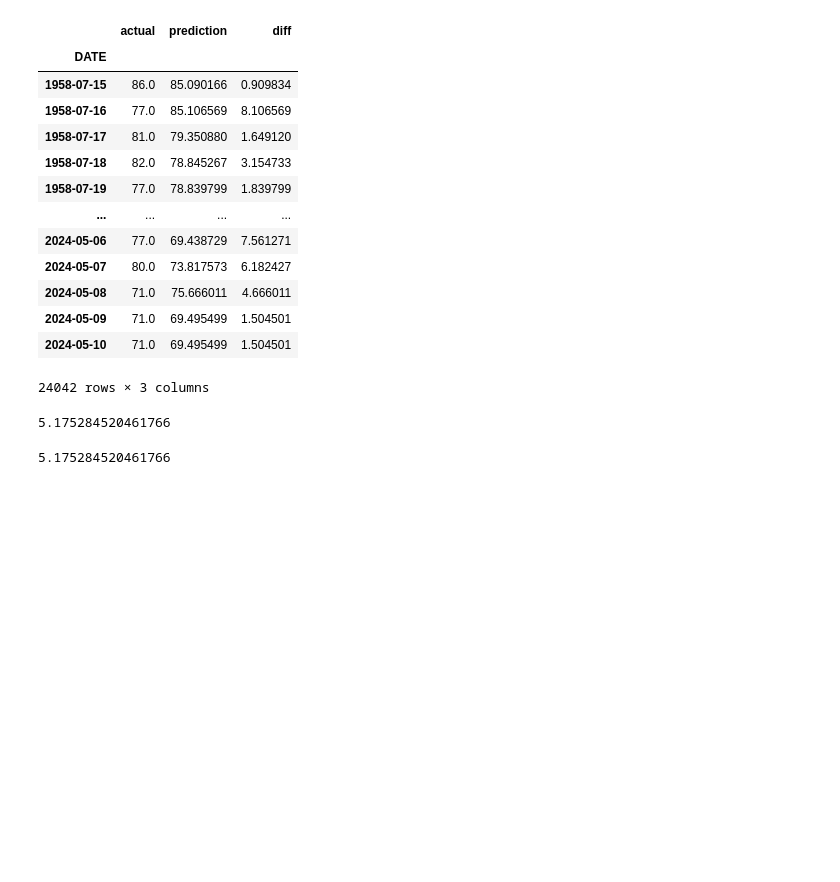
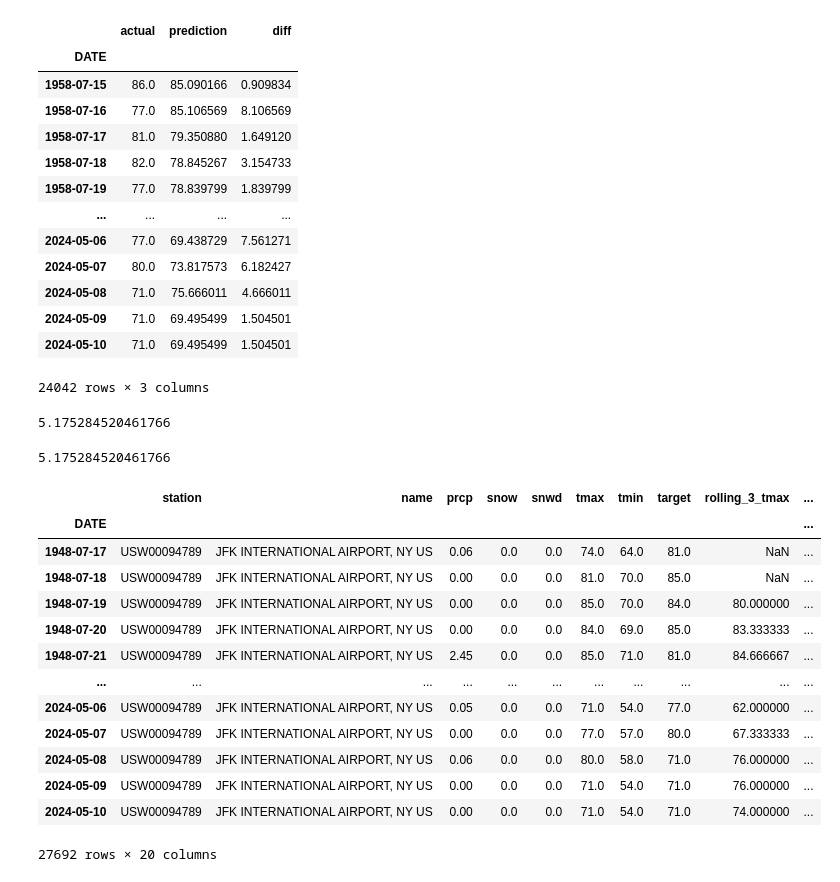
Before and after one commit to Mohsen-Fahimi/Weather-Prediction, a Jupyter notebook: Predict.ipynb, the cells around one changed output. Saved outputs shown, nothing was run; the diff lists cells and outputs as text; code cells hidden in the pictures; blank space fills up the shorter version.

Commit message:
feat: Adding more predictors
Added code to calculate additional predictors including rolling averages, expanding means for each month and day of the year, and percentage differences.

```diff
--- a/Predict.ipynb
+++ b/Predict.ipynb
@@ -268,3 +268,36 @@ mean_absolute_error(predictions["actual"], predictions["prediction"])
 predictions["diff"].mean()
 # %% [output]
 5.175284520461766
+# %%
+# Define a function to compute rolling averages and percentage differences
+def pct_diff(old, new):
+    return (new - old)/old
+def compute_rolling(weather, horizon, col):
+    label = f"rolling_{horizon}_{col}"
+
+    weather[label] = weather[col].rolling (horizon).mean()
+    weather[f"{label}_pct"] = pct_diff(weather[label], weather[col])
+    return weather
+
+rolling_horizons = [3, 14]
+
+for horizon in rolling_horizons:
+    for col in ["tmax", "tmin","prcp"]:
+        weather = compute_rolling(weather, horizon, col)
+# %%
+weather
+# %% [output]
+|  | station | name | prcp | snow | snwd | tmax | tmin | target | rolling_3_tmax | ... |
+| DATE |  |  |  |  |  |  |  |  |  | ... |
+| 1948-07-17 | USW00094789 | JFK INTERNATIONAL AIRPORT, NY US | 0.06 | 0.0 | 0.0 | 74.0 | 64.0 | 81.0 | NaN | ... |
+| 1948-07-18 | USW00094789 | JFK INTERNATIONAL AIRPORT, NY US | 0.00 | 0.0 | 0.0 | 81.0 | 70.0 | 85.0 | NaN | ... |
+| 1948-07-19 | USW00094789 | JFK INTERNATIONAL AIRPORT, NY US | 0.00 | 0.0 | 0.0 | 85.0 | 70.0 | 84.0 | 80.000000 | ... |
+| 1948-07-20 | USW00094789 | JFK INTERNATIONAL AIRPORT, NY US | 0.00 | 0.0 | 0.0 | 84.0 | 69.0 | 85.0 | 83.333333 | ... |
+| 1948-07-21 | USW00094789 | JFK INTERNATIONAL AIRPORT, NY US | 2.45 | 0.0 | 0.0 | 85.0 | 71.0 | 81.0 | 84.666667 | ... |
+| ... | ... | ... | ... | ... | ... | ... | ... | ... | ... | ... |
+| 2024-05-06 | USW00094789 | JFK INTERNATIONAL AIRPORT, NY US | 0.05 | 0.0 | 0.0 | 71.0 | 54.0 | 77.0 | 62.000000 | ... |
+| 2024-05-07 | USW00094789 | JFK INTERNATIONAL AIRPORT, NY US | 0.00 | 0.0 | 0.0 | 77.0 | 57.0 | 80.0 | 67.333333 | ... |
+| 2024-05-08 | USW00094789 | JFK INTERNATIONAL AIRPORT, NY US | 0.06 | 0.0 | 0.0 | 80.0 | 58.0 | 71.0 | 76.000000 | ... |
+| 2024-05-09 | USW00094789 | JFK INTERNATIONAL AIRPORT, NY US | 0.00 | 0.0 | 0.0 | 71.0 | 54.0 | 71.0 | 76.000000 | ... |
+| 2024-05-10 | USW00094789 | JFK INTERNATIONAL AIRPORT, NY US | 0.00 | 0.0 | 0.0 | 71.0 | 54.0 | 71.0 | 74.000000 | ... |
+27692 rows × 20 columns
```
Also changed, not shown: parts of 7 cells of this notebook.
